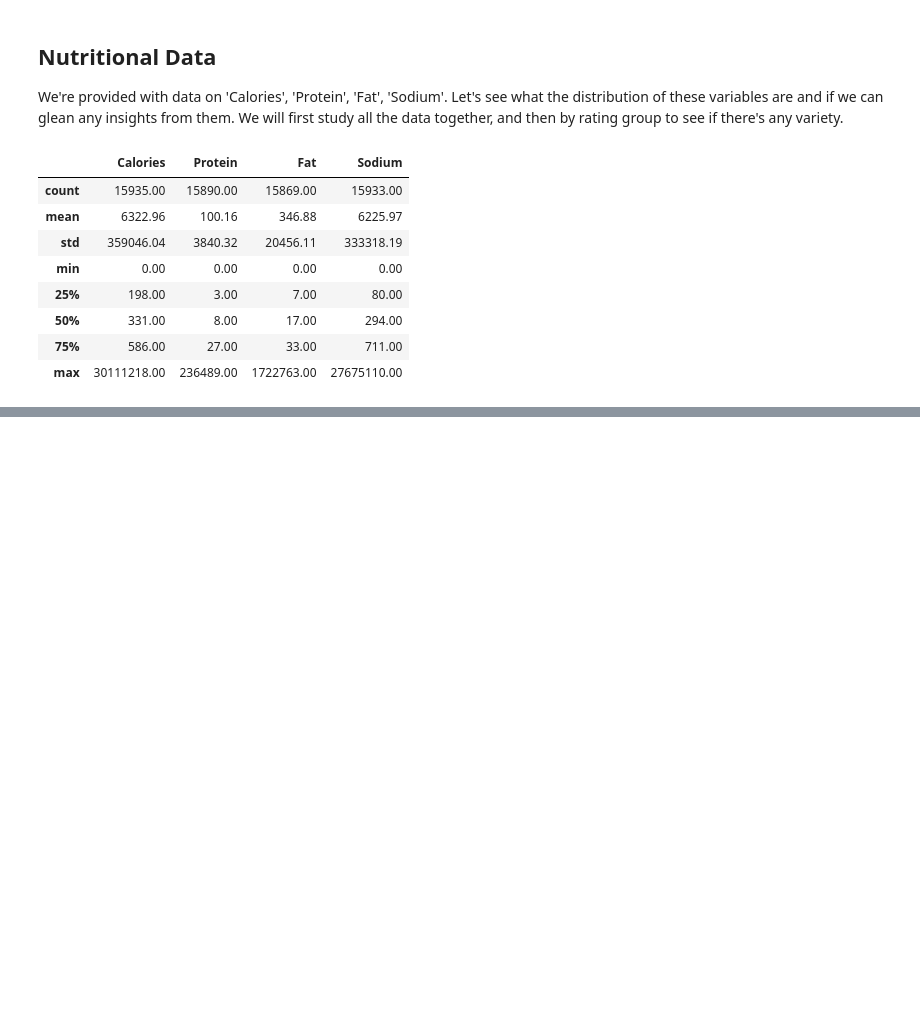
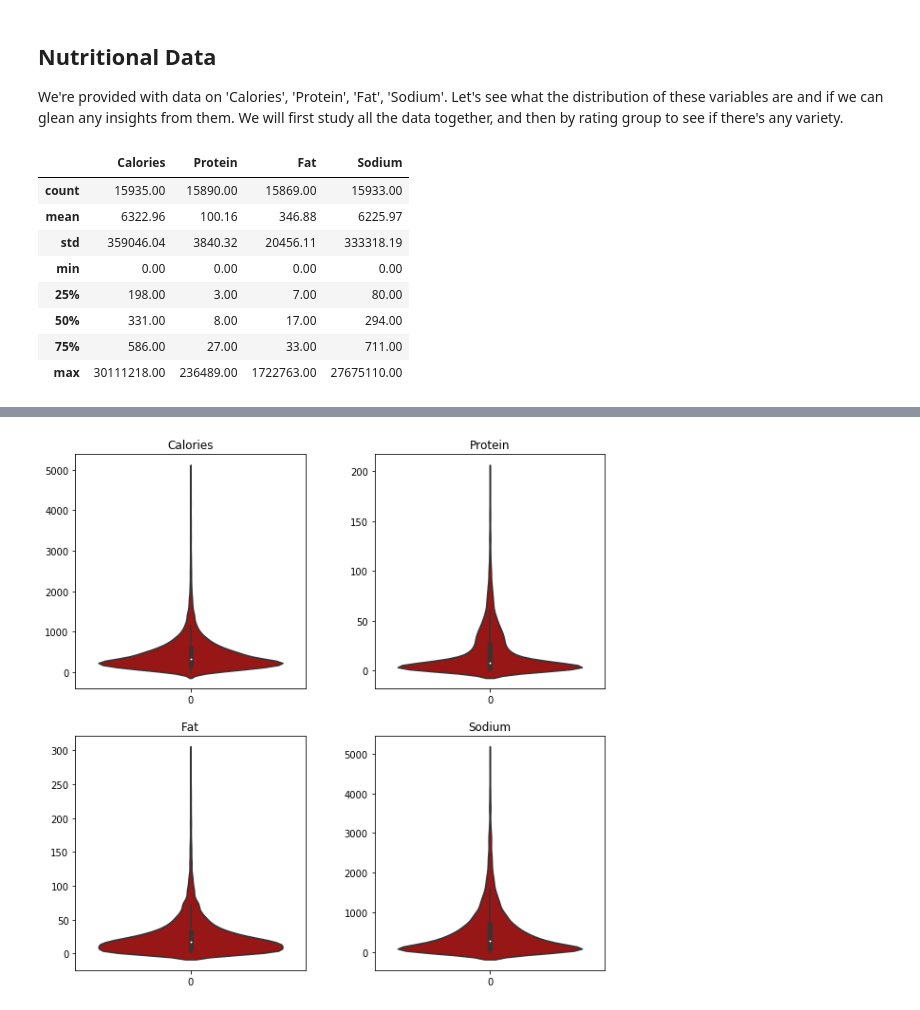
Before and after one commit to isabelvanzijl/Capstone-Project-2, a Jupyter notebook: Exploratory_Data_Analysis.ipynb, the cells around one changed output, grey strips where cells are left out. Cells and saved outputs as stored; diff of their text form; code cells hidden in the pictures; blank space fills up the shorter version.

```diff
--- a/Exploratory_Data_Analysis.ipynb
+++ b/Exploratory_Data_Analysis.ipynb
@@ -50,0 +65,19 @@ We have absurdly large max values and standard deviations because of it. Let's l
+# %%
+# we shouldn't include these outliers in our analysis
+
+# keep limits in list for easy access
+nutr_info_lim = [5000, 200, 300, 5000]
+
+# violin plots for nutritional info
+fig = plt.figure()
+for k in range(4):
+    ax = fig.add_subplot(2,2,k+1)
+    fig.set_figheight(10)
+    fig.set_figwidth(10)
+    fig.subplots_adjust(wspace=.3)
+
+    col = nutritional_info[k]
+    sns.violinplot(data = df_full.loc[df_full[col] < nutr_info_lim[k]][col], orient='v')
+    ax.set_title(nutritional_info[k])
+# %% [output]
+[figure, added]
```
Also changed, not shown: parts of 12 cells of this notebook.
